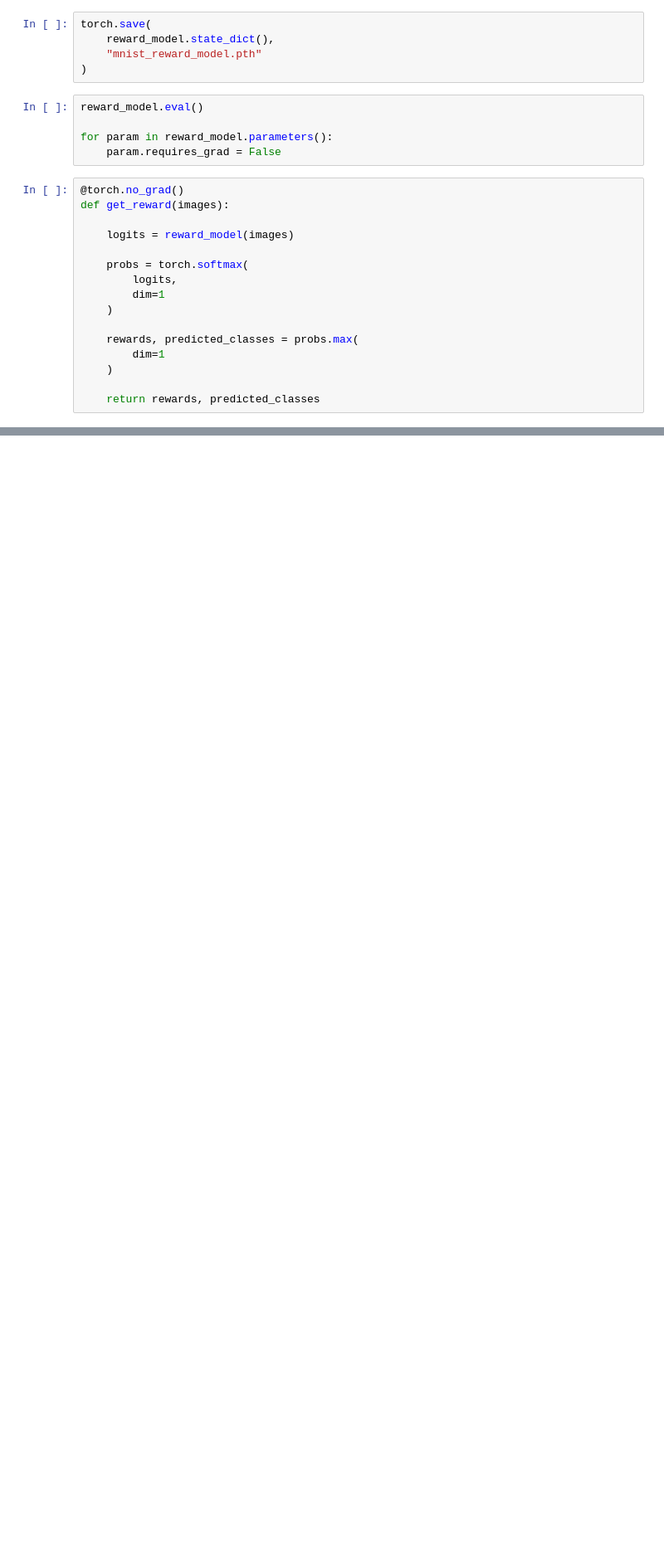
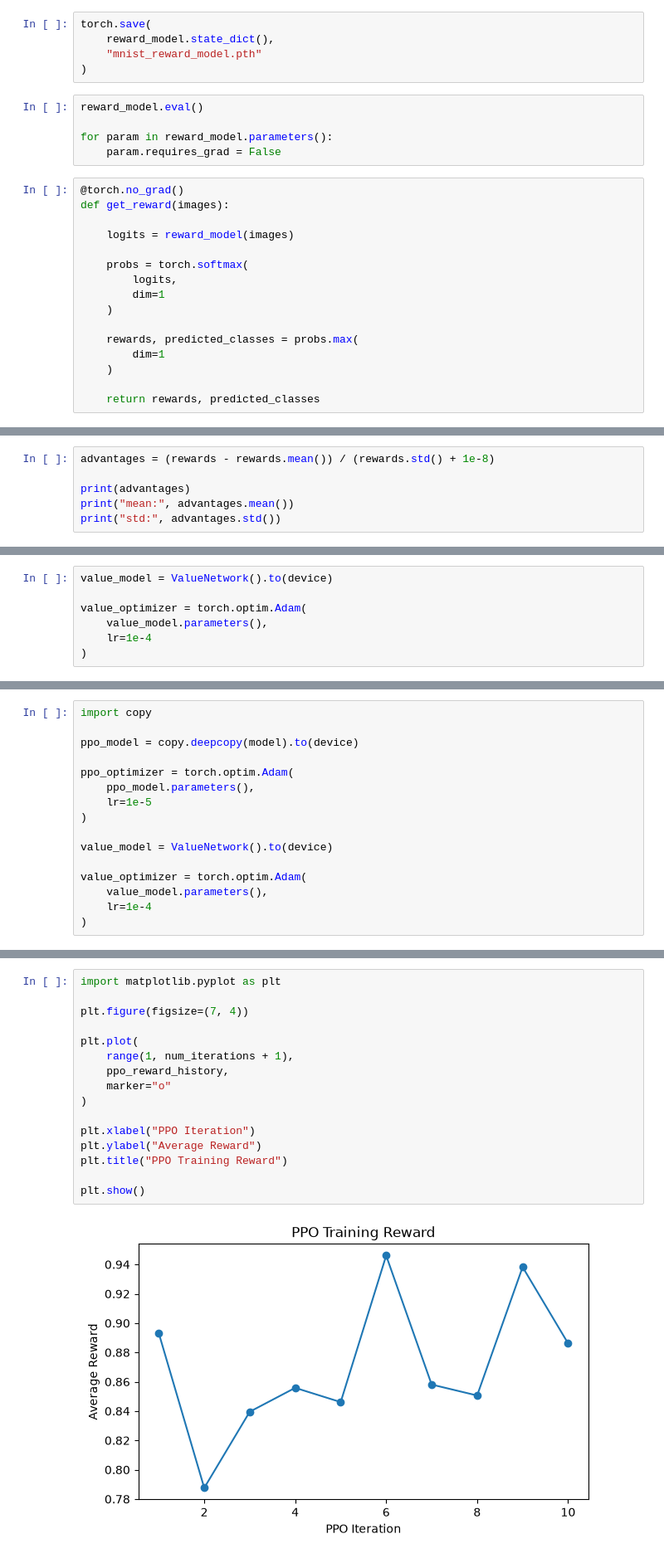
Before and after one commit to leessanghu/DDPM-with-PPO--MNIST, a Jupyter notebook: DDPM.ipynb, the cells around one changed output, grey strips where cells are left out. Shown at 83% size. Saved outputs shown, nothing was run; the diff lists cells and outputs as text; blank space fills up the shorter version.

```diff
--- a/DDPM.ipynb
+++ b/DDPM.ipynb
@@ -1053,0 +1205,6 @@ Average : tensor(0.8865, device='mps:0')
+# %%
+advantages = (rewards - rewards.mean()) / (rewards.std() + 1e-8)
+
+print(advantages)
+print("mean:", advantages.mean())
+print("std:", advantages.std())
@@ -1053,0 +1355,7 @@ Average : tensor(0.8865, device='mps:0')
+# %%
+value_model = ValueNetwork().to(device)
+
+value_optimizer = torch.optim.Adam(
+    value_model.parameters(),
+    lr=1e-4
+)
@@ -1053,0 +1617,16 @@ Average : tensor(0.8865, device='mps:0')
+# %%
+import copy
+
+ppo_model = copy.deepcopy(model).to(device)
+
+ppo_optimizer = torch.optim.Adam(
+    ppo_model.parameters(),
+    lr=1e-5
+)
+
+value_model = ValueNetwork().to(device)
+
+value_optimizer = torch.optim.Adam(
+    value_model.parameters(),
+    lr=1e-4
+)
@@ -1053,0 +1677,18 @@ Average : tensor(0.8865, device='mps:0')
+# %%
+import matplotlib.pyplot as plt
+
+plt.figure(figsize=(7, 4))
+
+plt.plot(
+    range(1, num_iterations + 1),
+    ppo_reward_history,
+    marker="o"
+)
+
+plt.xlabel("PPO Iteration")
+plt.ylabel("Average Reward")
+plt.title("PPO Training Reward")
+
+plt.show()
+# %% [output]
+[figure, added]
```
Also changed, not shown: parts of 65 cells of this notebook.
